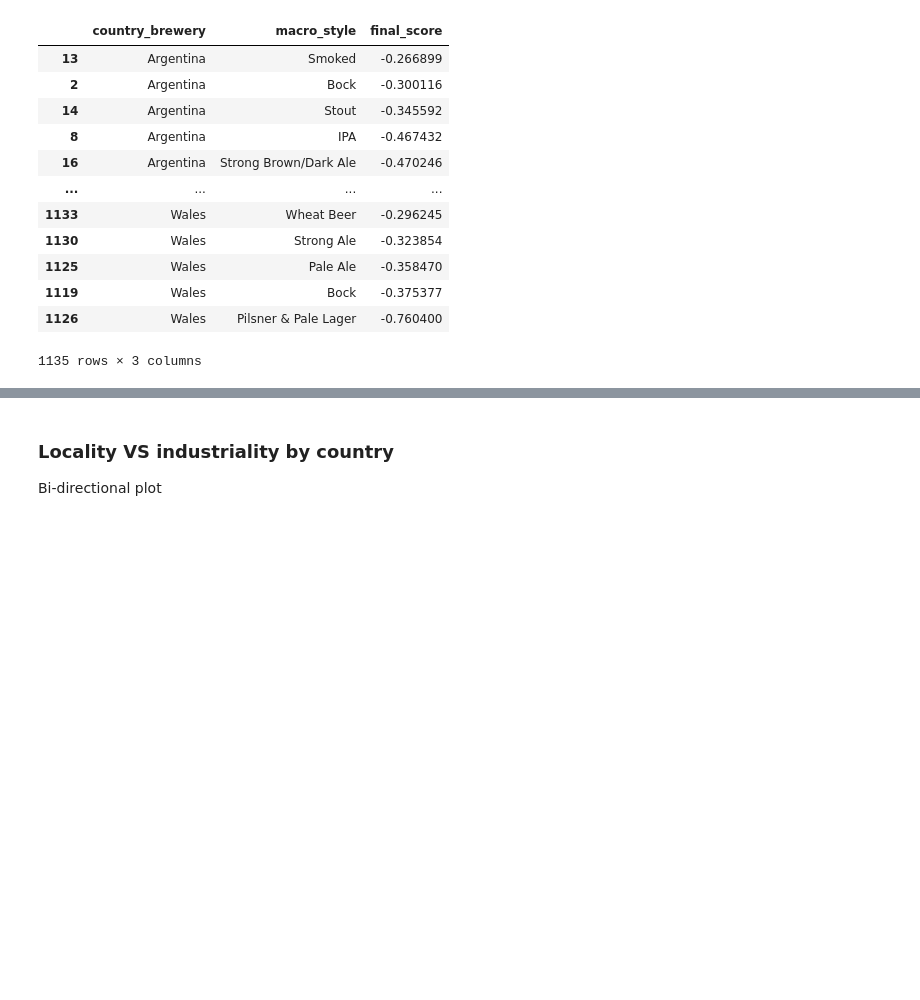
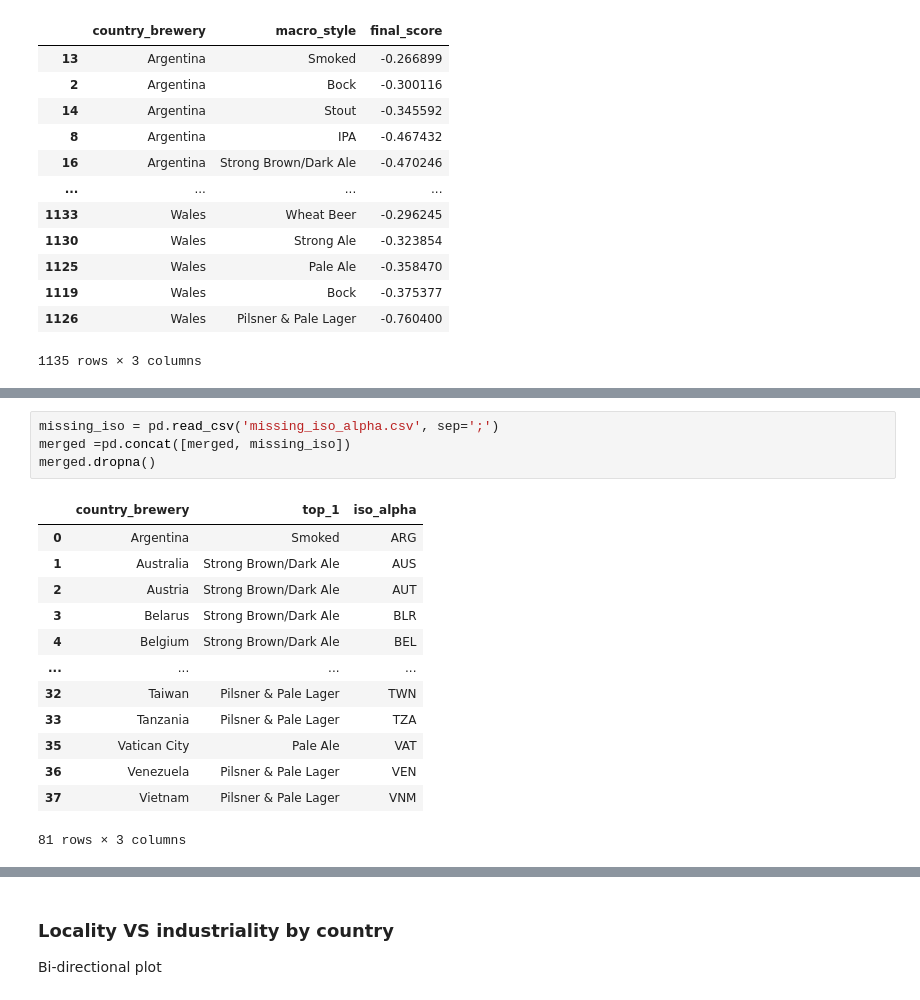
Before and after one commit to epfl-ada/ada-2023-project-adacadabra2023, a Jupyter notebook: notebooks/Milestone3_FINAL.ipynb, the cells around one changed output, grey strips where cells are left out. Cells and saved outputs as stored; diff of their text form; blank space fills up the shorter version.

```diff
--- a/notebooks/Milestone3_FINAL.ipynb
+++ b/notebooks/Milestone3_FINAL.ipynb
@@ -380,0 +445,18 @@ weighted_scores
+# %%
+missing_iso = pd.read_csv('missing_iso_alpha.csv', sep=';')
+merged =pd.concat([merged, missing_iso])
+merged.dropna()
+# %% [output]
+|  | country_brewery | top_1 | iso_alpha |
+| 0 | Argentina | Smoked | ARG |
+| 1 | Australia | Strong Brown/Dark Ale | AUS |
+| 2 | Austria | Strong Brown/Dark Ale | AUT |
+| 3 | Belarus | Strong Brown/Dark Ale | BLR |
+| 4 | Belgium | Strong Brown/Dark Ale | BEL |
+| ... | ... | ... | ... |
+| 32 | Taiwan | Pilsner & Pale Lager | TWN |
+| 33 | Tanzania | Pilsner & Pale Lager | TZA |
+| 35 | Vatican City | Pale Ale | VAT |
+| 36 | Venezuela | Pilsner & Pale Lager | VEN |
+| 37 | Vietnam | Pilsner & Pale Lager | VNM |
+81 rows × 3 columns
```
Also changed, not shown: parts of 6 cells of this notebook.
